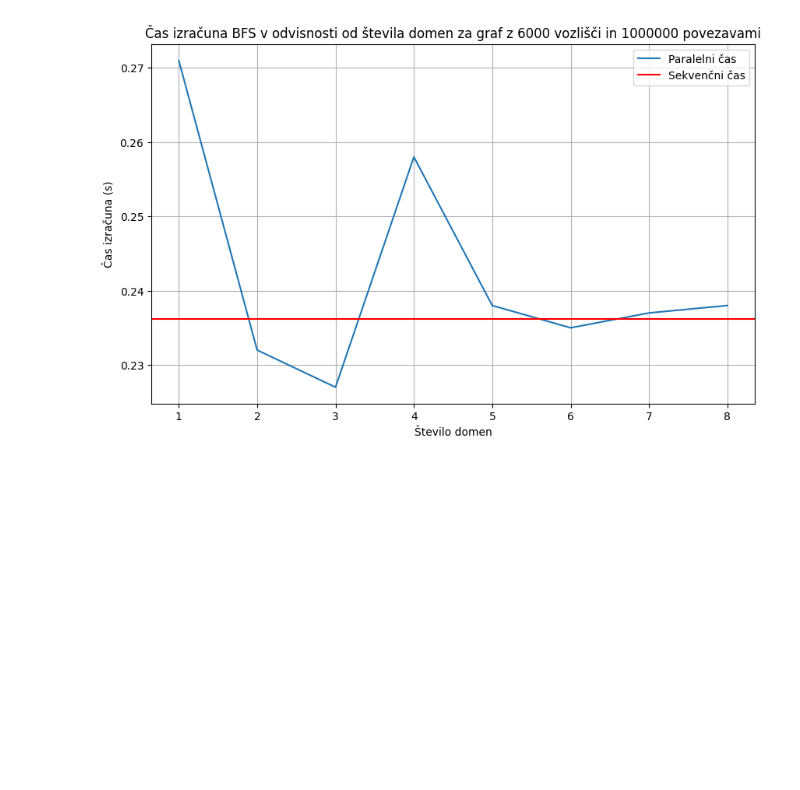
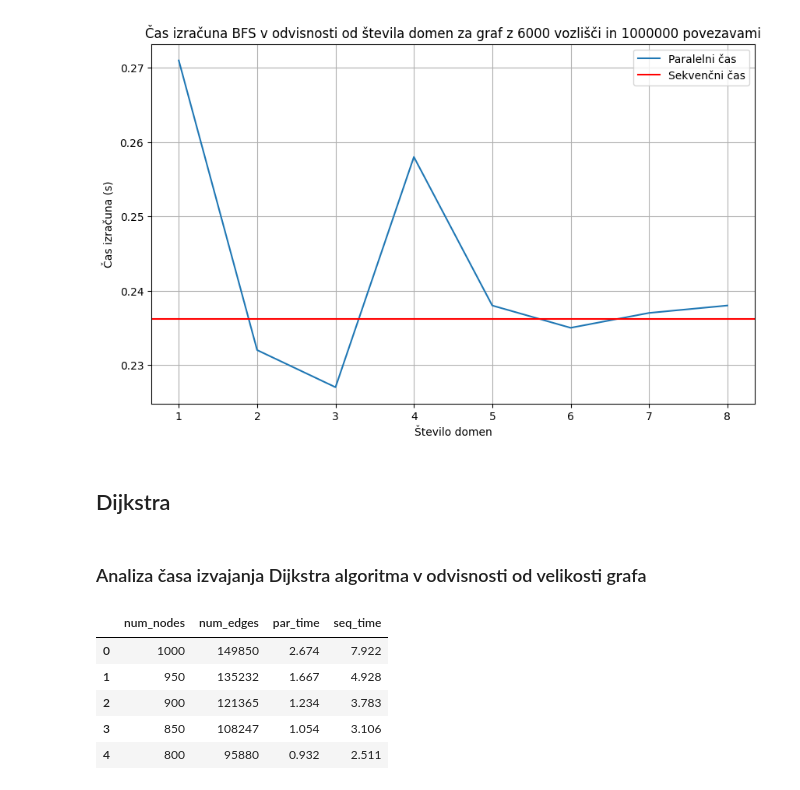
Before and after one commit to tjazerzen/Avtomatska-paralelizacija-v-OCamlu, a Jupyter notebook: playground/graph/computation_time_analysis/computation_time_analysis.ipynb, the cells around one changed output. Saved outputs shown, nothing was run; the diff lists cells and outputs as text; code cells hidden in the pictures; blank space fills up the shorter version.

```diff
--- a/playground/graph/computation_time_analysis/computation_time_analysis.ipynb
+++ b/playground/graph/computation_time_analysis/computation_time_analysis.ipynb
@@ -167,3 +167,7 @@ plt.savefig('bfs_v_odvisnosti_od_stevila_domen.jpg')
 plt.show()
 # %% [output]
 [figure]
+# %% [markdown]
+## Dijkstra
+# %% [markdown]
+### Analiza časa izvajanja Dijkstra algoritma v odvisnosti od velikosti grafa
@@ -169,0 +176,9 @@ plt.show()
+# %%
+df_dijkstra_combinations.head()
+# %% [output]
+|  | num_nodes | num_edges | par_time | seq_time |
+| 0 | 1000 | 149850 | 2.674 | 7.922 |
+| 1 | 950 | 135232 | 1.667 | 4.928 |
+| 2 | 900 | 121365 | 1.234 | 3.783 |
+| 3 | 850 | 108247 | 1.054 | 3.106 |
+| 4 | 800 | 95880 | 0.932 | 2.511 |
```
Also changed, not shown: parts of 6 cells of this notebook.
